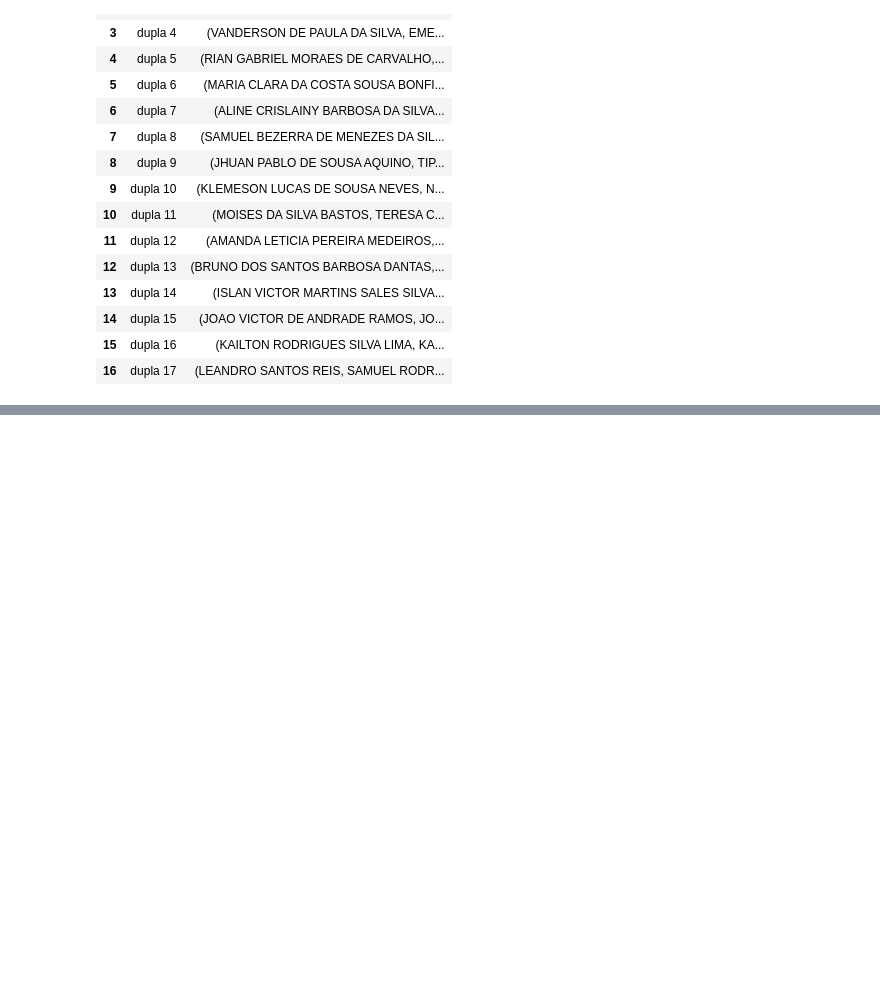
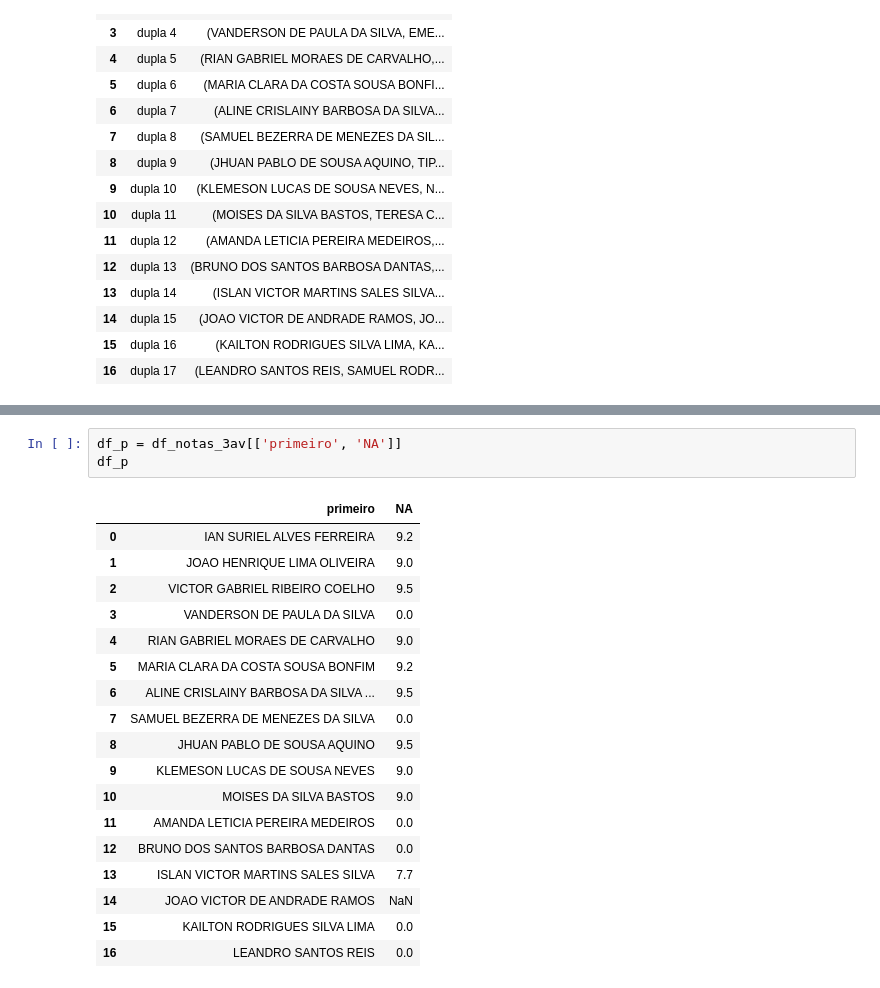
Before and after one commit to armandossrecife/teste, a Jupyter notebook: relacao_duplas_pe.ipynb, the cells around one changed output, grey strips where cells are left out. Cells and saved outputs as stored; diff of their text form; blank space fills up the shorter version.

```diff
--- a/relacao_duplas_pe.ipynb
+++ b/relacao_duplas_pe.ipynb
@@ -98,0 +192,22 @@ df_duplas_pe
+# %%
+df_p = df_notas_3av[['primeiro', 'NA']]
+df_p
+# %% [output]
+|  | primeiro | NA |
+| 0 | IAN SURIEL ALVES FERREIRA | 9.2 |
+| 1 | JOAO HENRIQUE LIMA OLIVEIRA | 9.0 |
+| 2 | VICTOR GABRIEL RIBEIRO COELHO | 9.5 |
+| 3 | VANDERSON DE PAULA DA SILVA | 0.0 |
+| 4 | RIAN GABRIEL MORAES DE CARVALHO | 9.0 |
+| 5 | MARIA CLARA DA COSTA SOUSA BONFIM | 9.2 |
+| 6 | ALINE CRISLAINY BARBOSA DA SILVA ... | 9.5 |
+| 7 | SAMUEL BEZERRA DE MENEZES DA SILVA | 0.0 |
+| 8 | JHUAN PABLO DE SOUSA AQUINO | 9.5 |
+| 9 | KLEMESON LUCAS DE SOUSA NEVES | 9.0 |
+| 10 | MOISES DA SILVA BASTOS | 9.0 |
+| 11 | AMANDA LETICIA PEREIRA MEDEIROS | 0.0 |
+| 12 | BRUNO DOS SANTOS BARBOSA DANTAS | 0.0 |
+| 13 | ISLAN VICTOR MARTINS SALES SILVA | 7.7 |
+| 14 | JOAO VICTOR DE ANDRADE RAMOS | NaN |
+| 15 | KAILTON RODRIGUES SILVA LIMA | 0.0 |
+| 16 | LEANDRO SANTOS REIS | 0.0 |
```
Also changed, not shown: parts of 13 cells of this notebook.
